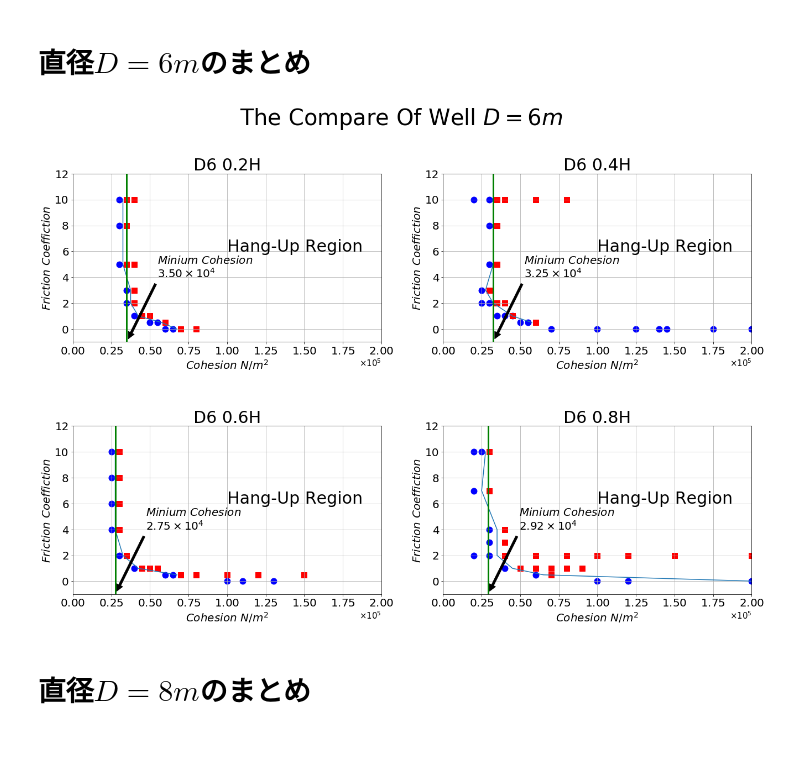
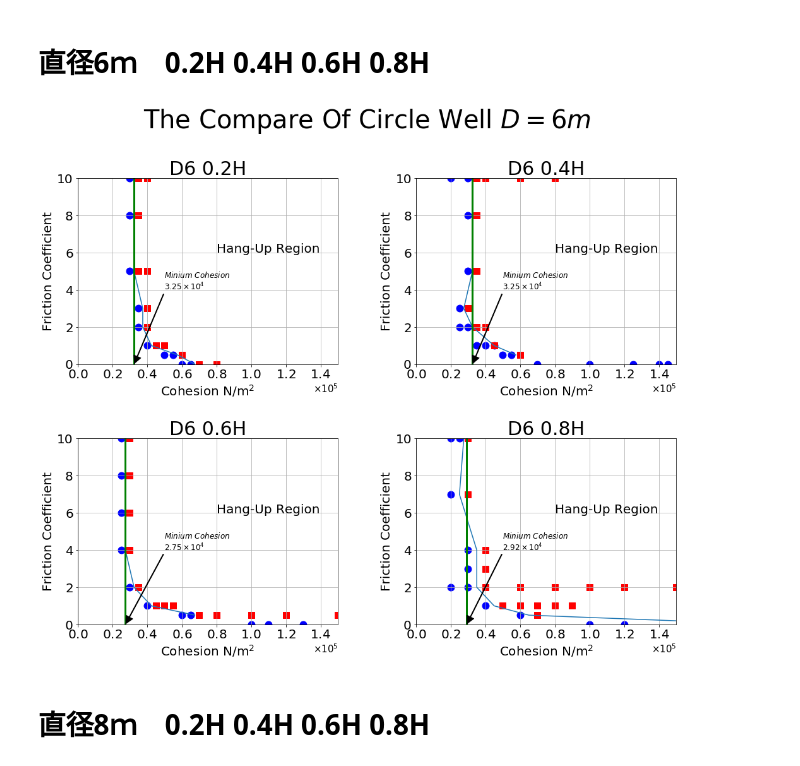
Before and after one commit to tanghaowen/MyResearchJupyterScripts, a Jupyter notebook: 研究计算/円形鉛直立坑計算まとめ.ipynb, the cells around one changed output. Saved outputs shown, nothing was run; the diff lists cells and outputs as text; code cells hidden in the pictures.

```diff
--- a/研究计算/円形鉛直立坑計算まとめ.ipynb
+++ b/研究计算/円形鉛直立坑計算まとめ.ipynb
@@ -1,5 +1,9 @@
 # %%
+%load_ext autoreload
+%autoreload 2
 import matplotlib.pyplot as plt
-import numpy as np
-from WellDataPlot.plotdata import plot_hang_up_figure
-from WellDataPlot.plotdata import save_figure
+import matplotlib
+from WellDataPlot.plotdata import plot_exit_hang_up_figure,save_figure,plot_hang_up_figure
+
+fig_size = (17,13)
+file_root_dir = "./円形立坑計算"
@@ -56,23 +13,22 @@ plot_big_ball()
-# %% [markdown]
-# 直径$D=6m$のまとめ
+# %% [markdown]
+# 直径6ｍ　0.2H 0.4H 0.6H 0.8H
 # %%
-plt.figure(figsize=(22,14))
-plt.suptitle('The Compare Of Well $D=6m$', fontsize=40,y=1)
+plt.figure(figsize=fig_size)
+plt.suptitle('The Compare Of Circle Well $D=6m$', fontsize=40,y=1)
 
 plt.subplot(221)
-plot_6_02H()
+plot_hang_up_figure(file_root_dir,"D6.xlsx","0.2H",title="D6 0.2H")
 plt.subplot(222)
-plot_6_04H()
+plot_hang_up_figure(file_root_dir,"D6.xlsx","0.4H",title="D6 0.4H")
 plt.subplot(223)
-plot_6_06H()
+plot_hang_up_figure(file_root_dir,"D6.xlsx","0.6H",title="D6 0.6H")
 plt.subplot(224)
-plot_6_08H()
+plot_hang_up_figure(file_root_dir,"D6.xlsx","0.8H",title="D6 0.8H")
 
-plt.subplots_adjust(hspace=0.5)
-
-save_figure(folder_name,"D6_compare.png")
+plt.subplots_adjust(hspace=0.4,wspace=0.3)
+save_figure(file_root_dir,"D6_compare.png")
 # %% [output]
-[figure, old version]
+[figure, new version]
-# %% [markdown]
-# 直径$D=8m$のまとめ
+# %% [markdown]
+# 直径8ｍ　0.2H 0.4H 0.6H 0.8H
 # %%
```
Also changed, not shown: parts of 11 cells of this notebook, 29 other files.
